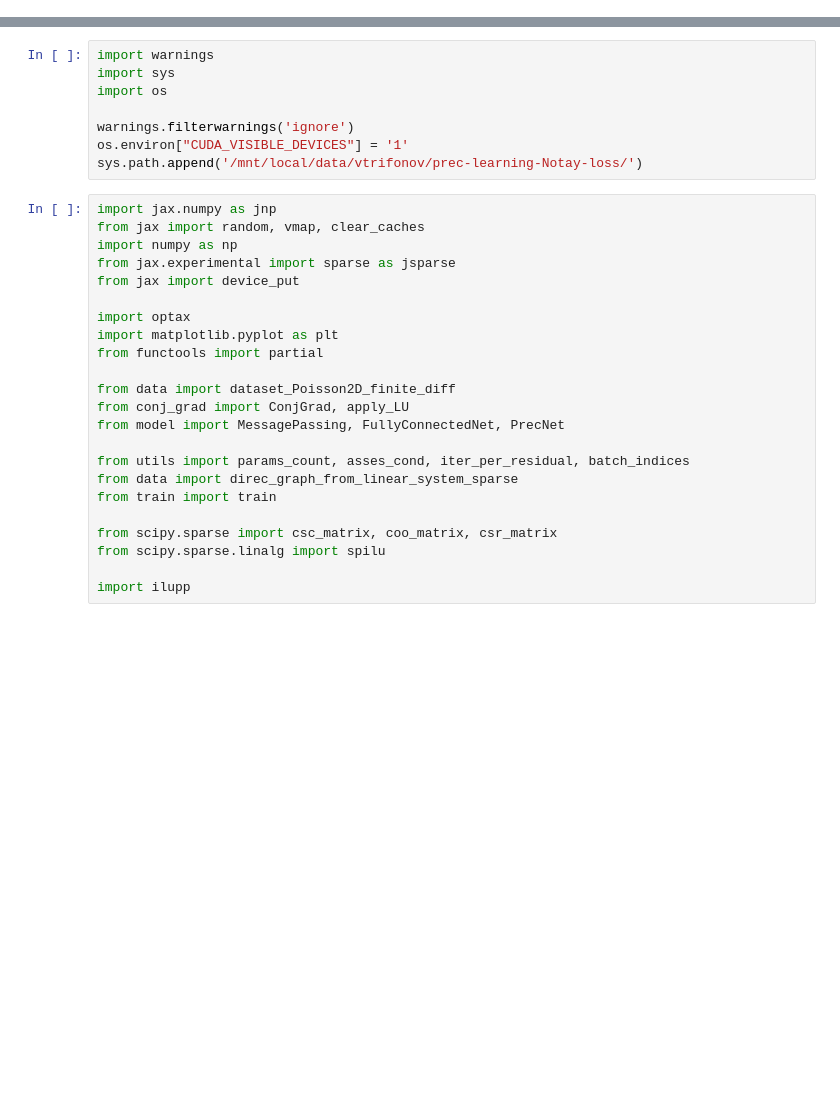
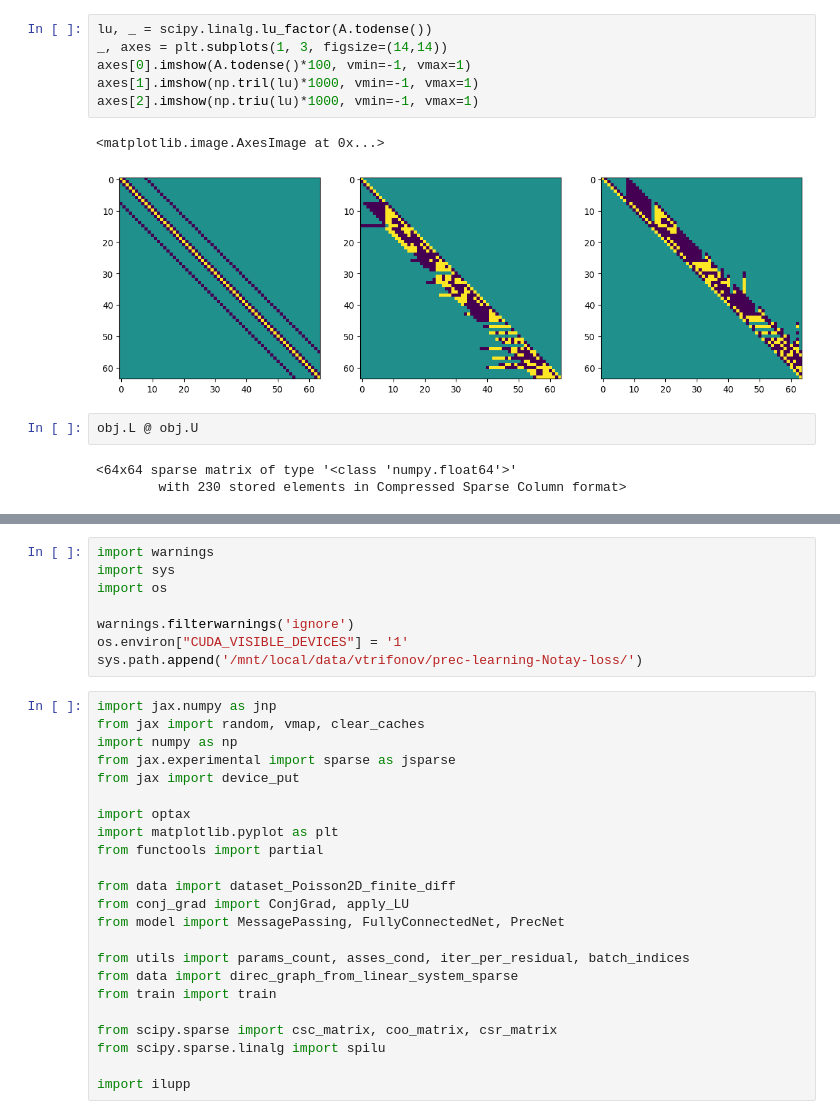
Before and after one commit to vltrifonov/PreCorrector, a Jupyter notebook: experiments/Compare_g32_b64.ipynb, the cells around one changed output, grey strips where cells are left out. Drawn from its saved outputs; the diff is of its cells as text; blank space fills up the shorter version.

```diff
--- a/experiments/Compare_g32_b64.ipynb
+++ b/experiments/Compare_g32_b64.ipynb
@@ -0,0 +117,14 @@
+# %%
+lu, _ = scipy.linalg.lu_factor(A.todense())
+_, axes = plt.subplots(1, 3, figsize=(14,14))
+axes[0].imshow(A.todense()*100, vmin=-1, vmax=1)
+axes[1].imshow(np.tril(lu)*1000, vmin=-1, vmax=1)
+axes[2].imshow(np.triu(lu)*1000, vmin=-1, vmax=1)
+# %% [output]
+<matplotlib.image.AxesImage at 0x...>
+[figure, added]
+# %%
+obj.L @ obj.U
+# %% [output]
+<64x64 sparse matrix of type '<class 'numpy.float64'>'
+        with 230 stored elements in Compressed Sparse Column format>
```
Also changed, not shown: parts of 23 cells of this notebook, 4 other files.
